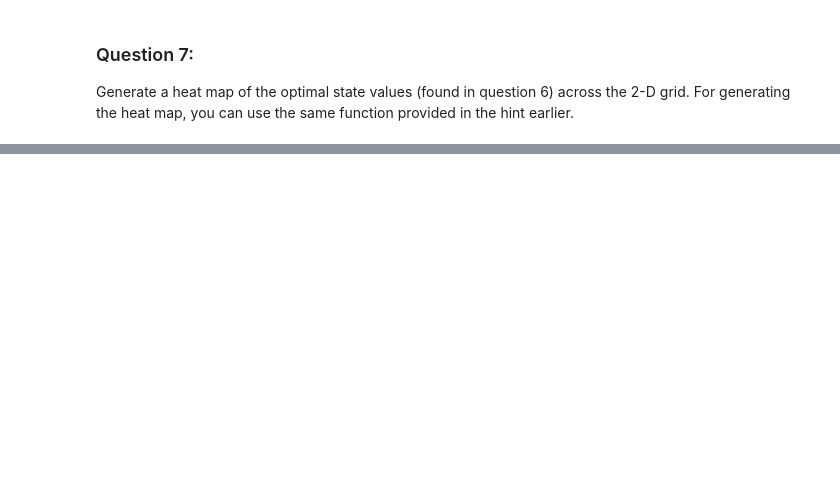
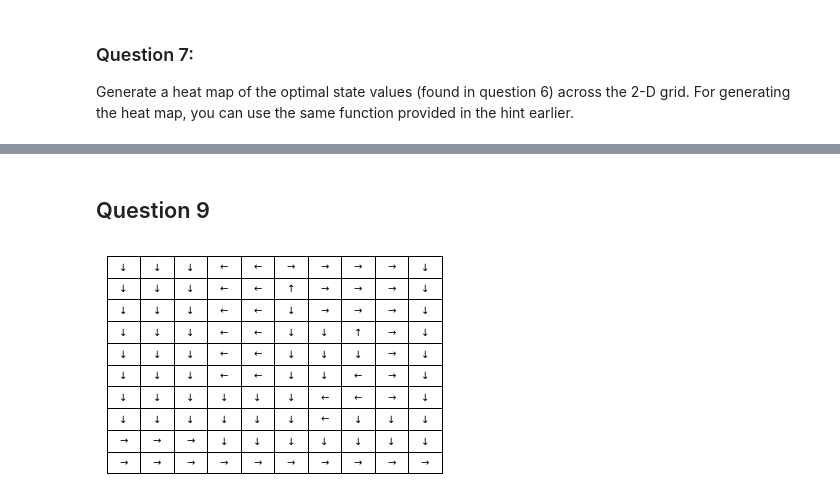
Before and after one commit to kehkashan22/ee232e, a Jupyter notebook: project3/Project_3_Reinforcement Learning.ipynb, the cells around one changed output, grey strips where cells are left out. Cells and saved outputs as stored; diff of their text form; code cells hidden in the pictures; blank space fills up the shorter version.

```diff
--- a/project3/Project_3_Reinforcement Learning.ipynb
+++ b/project3/Project_3_Reinforcement Learning.ipynb
@@ -251,0 +252,23 @@ Text(0.5,1,'Heat Map of Optimal State Values for Reward Function 2')
+# %% [markdown]
+## Question 9
+# %%
+pis = [0 for _ in range(100)]
+arrows = ['\u2190', '\u2191', '\u2192', '\u2193']
+for state in range(100):
+    pis[state] = arrows[np.argmax([compute(state, 0, w, gamma, reward, values),
+                                   compute(state, 1, w, gamma, reward, values),
+                                   compute(state, 2, w, gamma, reward, values),
+                                   compute(state, 3, w, gamma, reward, values)])]
+pi1 = np.array(pis).reshape(10, 10).transpose()
+plt.figure()
+tb = plt.table(cellText=pi1, loc=(0,0), cellLoc='center')
+tc = tb.properties()['child_artists']
+for cell in tc:
+    cell.set_height(0.1)
+    cell.set_width(0.1)
+ax = plt.gca()
+ax.set_xticks([])
+ax.set_yticks([])
+plt.show()
+# %% [output]
+[figure, added]
```
Also changed, not shown: parts of 4 cells of this notebook, 1 other file.
